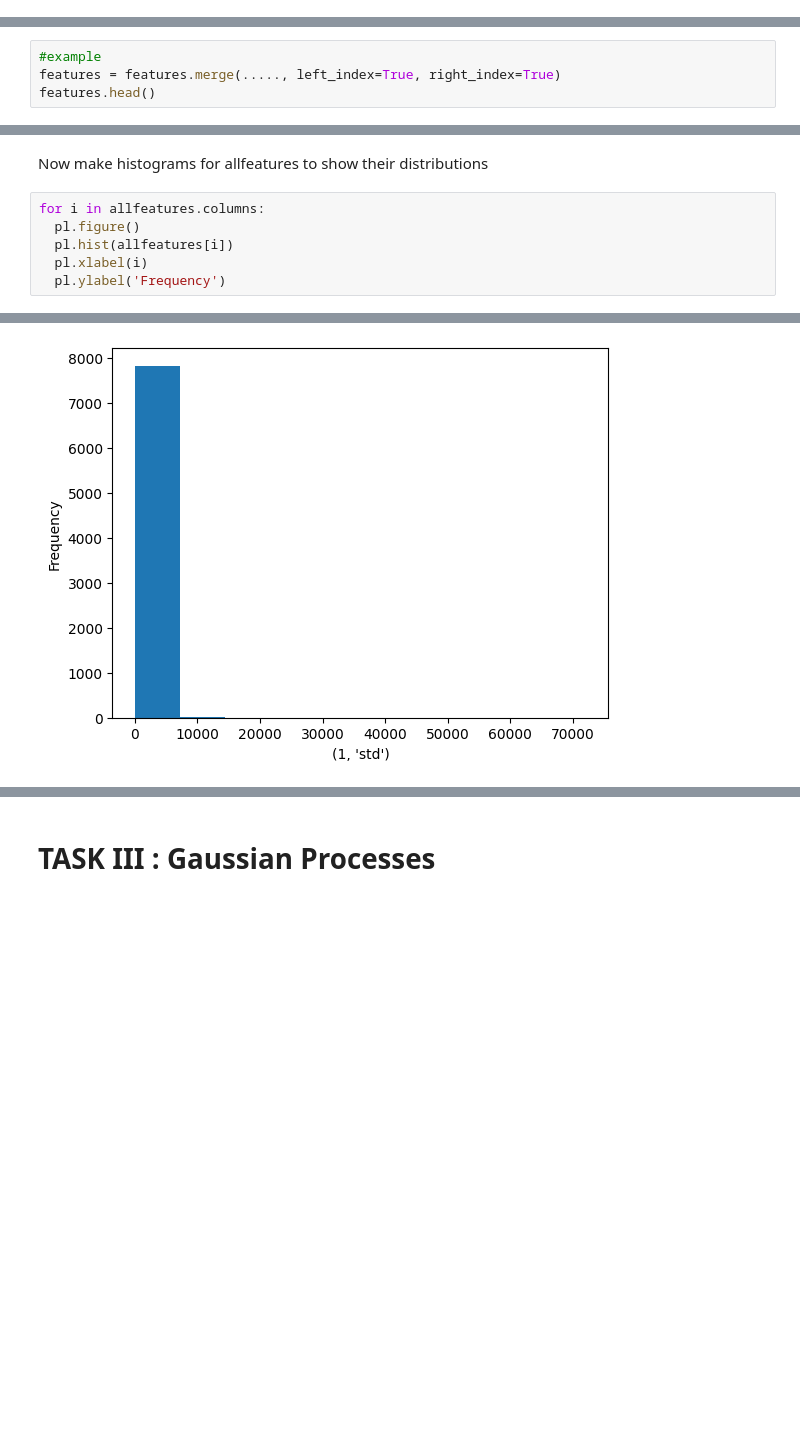
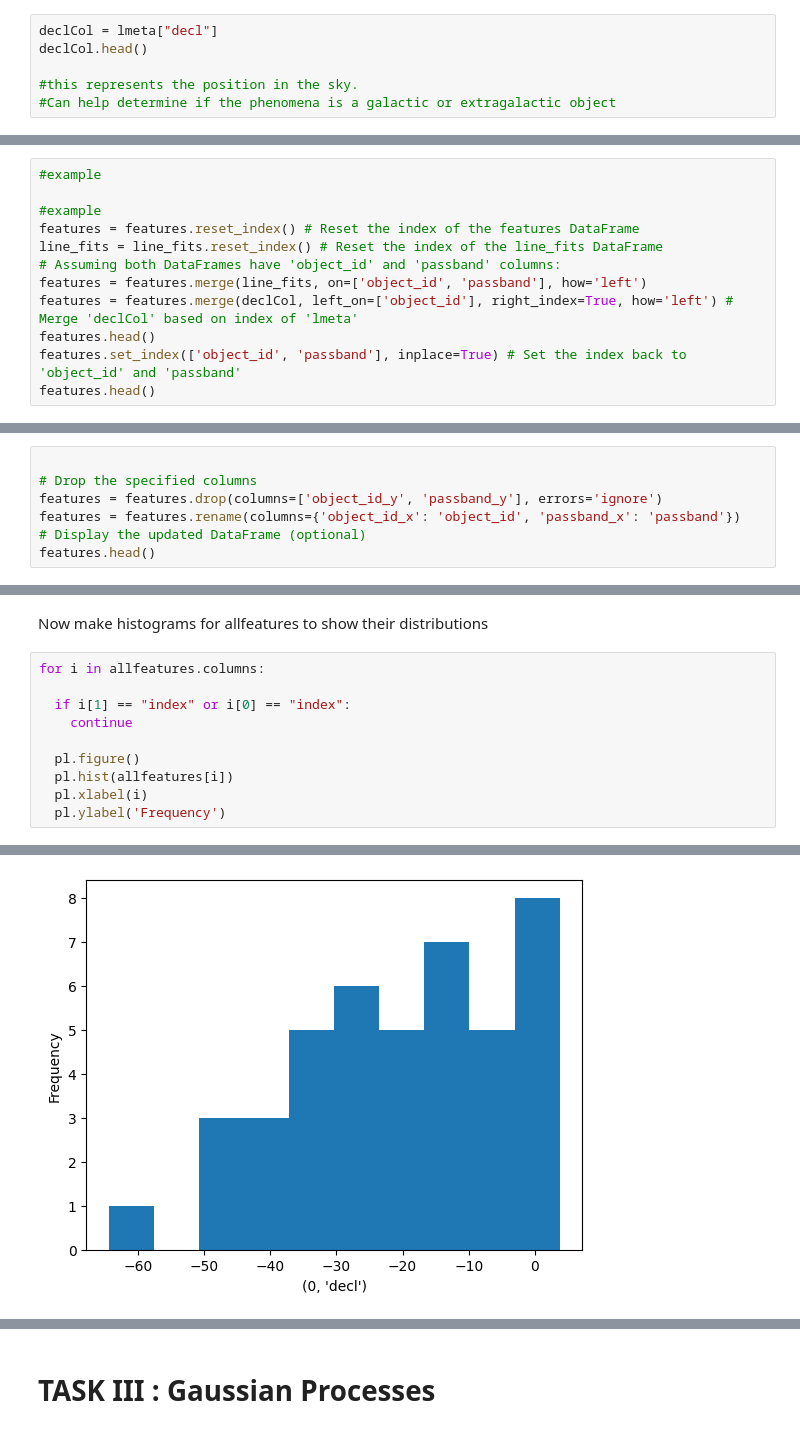
Before and after one commit to mysujan/MLTSA25_SShrestha, a Jupyter notebook: HW4/PLAsTICC_GP_homework.ipynb, the cells around one changed output, grey strips where cells are left out. Drawn from its saved outputs; the diff is of its cells as text; blank space fills up the shorter version.

```diff
--- a/HW4/PLAsTICC_GP_homework.ipynb
+++ b/HW4/PLAsTICC_GP_homework.ipynb
@@ -499,0 +499,6 @@ the goodness of fit for these models is also a potential feature
+# %%
+declCol = lmeta["decl"]
+declCol.head()
+
+#this represents the position in the sky.
+#Can help determine if the phenomena is a galactic or extragalactic object
@@ -500,6 +513,2 @@ the goodness of fit for these models is also a potential feature
 # %% [markdown]
 Data Organization: you can put all your features in a dataframe using merge at each step merging each new feature with the olde ones
-# %%
-#example
-features = features.merge(....., left_index=True, right_index=True)
-features.head()
@@ -513,0 +515,12 @@ features.head()
+# %%
+#example
+
+#example
+features = features.reset_index() # Reset the index of the features DataFrame
+line_fits = line_fits.reset_index() # Reset the index of the line_fits DataFrame
+# Assuming both DataFrames have 'object_id' and 'passband' columns:
+features = features.merge(line_fits, on=['object_id', 'passband'], how='left')
+features = features.merge(declCol, left_on=['object_id'], right_index=True, how='left') # Merge 'declCol' based on index of 'lmeta'
+features.head()
+features.set_index(['object_id', 'passband'], inplace=True) # Set the index back to 'object_id' and 'passband'
+features.head()
@@ -513,0 +535,7 @@ features.head()
+# %%
+
+# Drop the specified columns
+features = features.drop(columns=['object_id_y', 'passband_y'], errors='ignore')
+features = features.rename(columns={'object_id_x': 'object_id', 'passband_x': 'passband'})
+# Display the updated DataFrame (optional)
+features.head()
@@ -542,6 +597,10 @@ My feature space is 48 features (columns)
 Now make histograms for allfeatures to show their distributions
 # %%
 for i in allfeatures.columns:
+
+  if i[1] == "index" or i[0] == "index":
+    continue
+
   pl.figure()
   pl.hist(allfeatures[i])
   pl.xlabel(i)
@@ -559 +618 @@ for i in allfeatures.columns:
-[figure, old version]
+[figure, new version]
```
Also changed, not shown: parts of 33 cells of this notebook.
